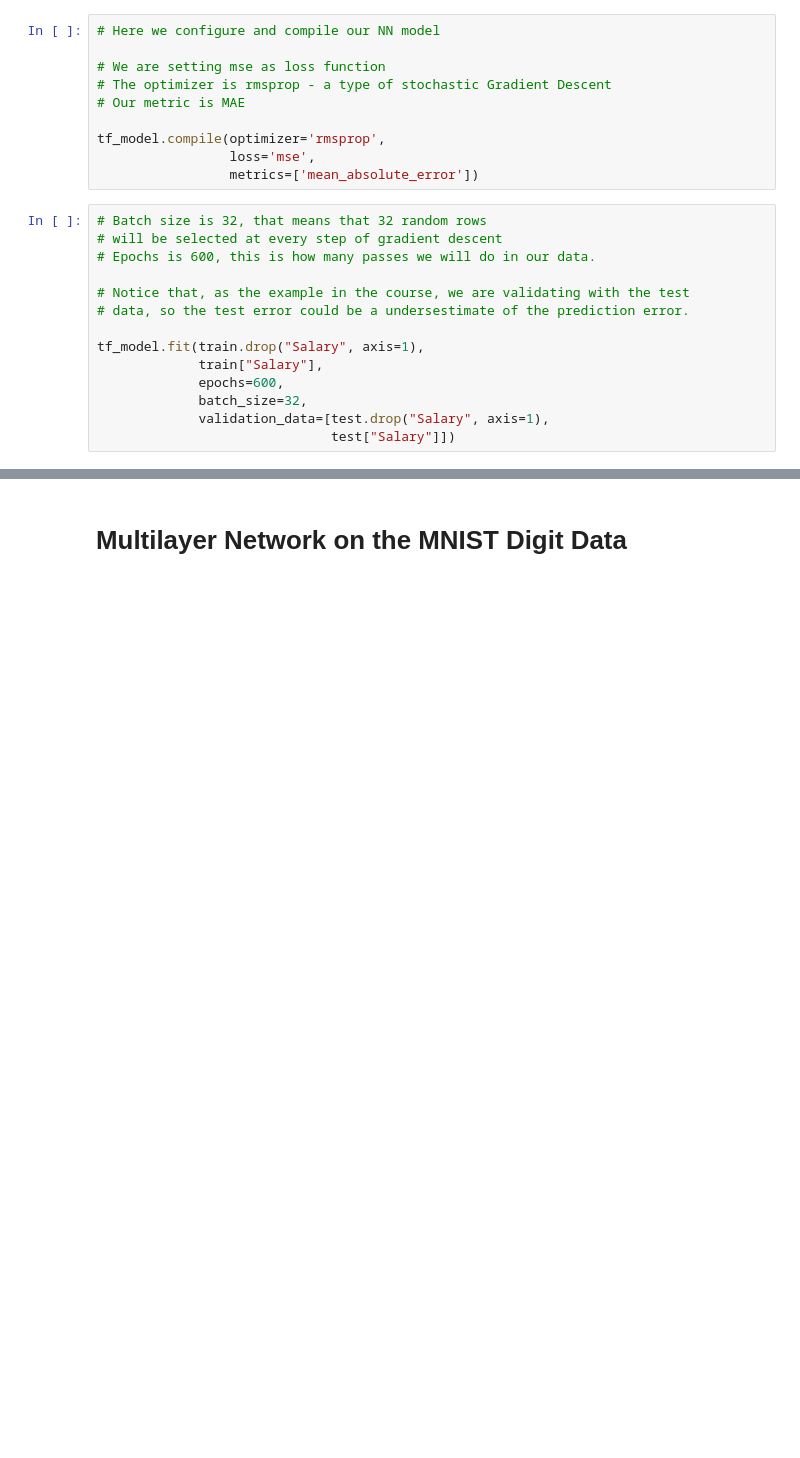
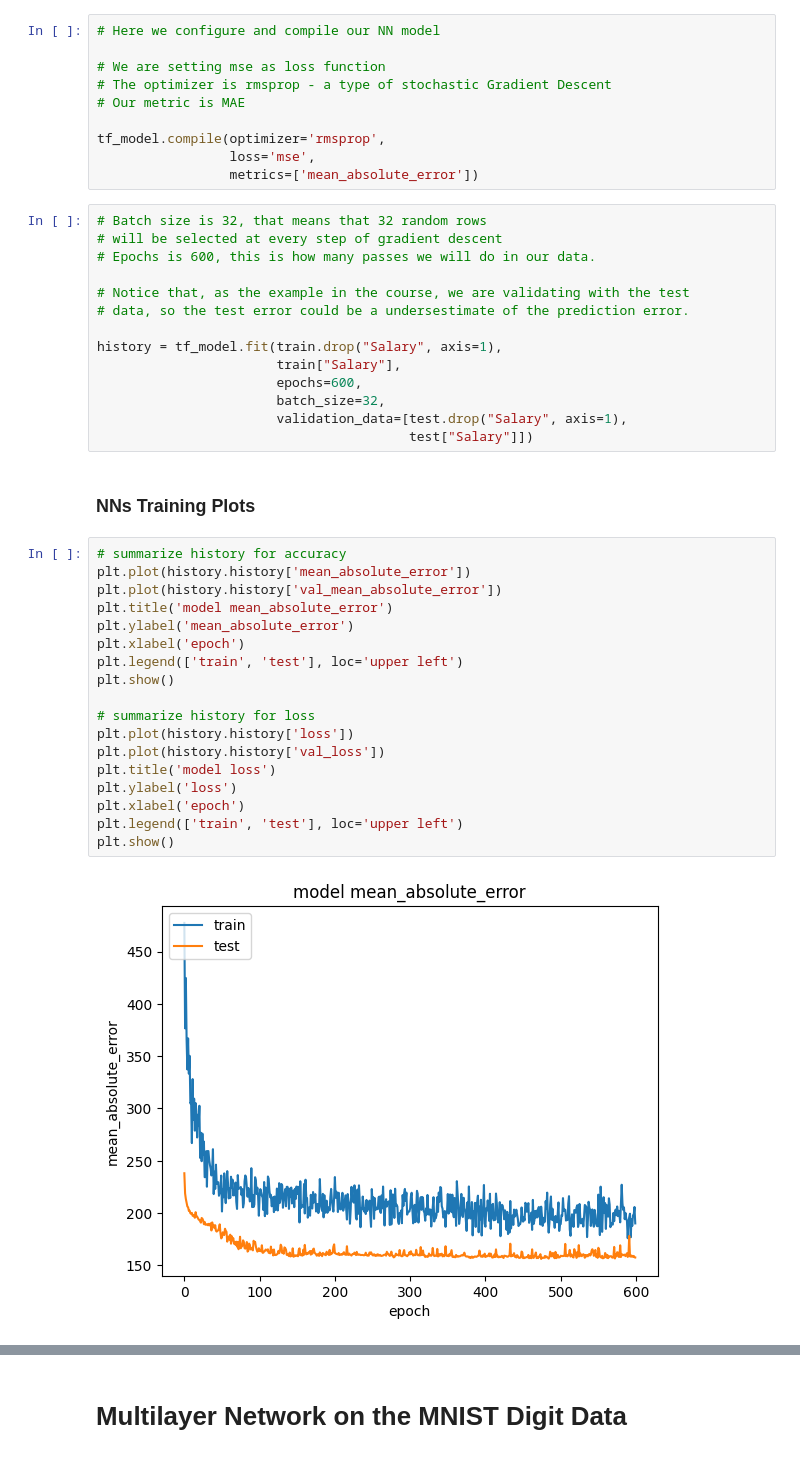
Before and after one commit to renataghisloti/ILSR-Python-DeepLearningChapter, a Jupyter notebook: ITSL_Chap10_DeepLearning_Python.ipynb, the cells around one changed output, grey strips where cells are left out. Saved outputs shown, nothing was run; the diff lists cells and outputs as text; blank space fills up the shorter version.

```diff
--- a/ITSL_Chap10_DeepLearning_Python.ipynb
+++ b/ITSL_Chap10_DeepLearning_Python.ipynb
@@ -123,9 +124,31 @@ tf_model.compile(optimizer='rmsprop',
 # Notice that, as the example in the course, we are validating with the test
 # data, so the test error could be a undersestimate of the prediction error.
 
-tf_model.fit(train.drop("Salary", axis=1),
-             train["Salary"],
-             epochs=600,
-             batch_size=32,
-             validation_data=[test.drop("Salary", axis=1),
-                              test["Salary"]])
+history = tf_model.fit(train.drop("Salary", axis=1),
+                       train["Salary"],
+                       epochs=600,
+                       batch_size=32,
+                       validation_data=[test.drop("Salary", axis=1),
+                                        test["Salary"]])
+# %% [markdown]
+### NNs Training Plots
+# %%
+# summarize history for accuracy
+plt.plot(history.history['mean_absolute_error'])
+plt.plot(history.history['val_mean_absolute_error'])
+plt.title('model mean_absolute_error')
+plt.ylabel('mean_absolute_error')
+plt.xlabel('epoch')
+plt.legend(['train', 'test'], loc='upper left')
+plt.show()
+
+# summarize history for loss
+plt.plot(history.history['loss'])
+plt.plot(history.history['val_loss'])
+plt.title('model loss')
+plt.ylabel('loss')
+plt.xlabel('epoch')
+plt.legend(['train', 'test'], loc='upper left')
+plt.show()
+# %% [output]
+[figure, added]
```
Also changed, not shown: parts of 16 cells of this notebook.
